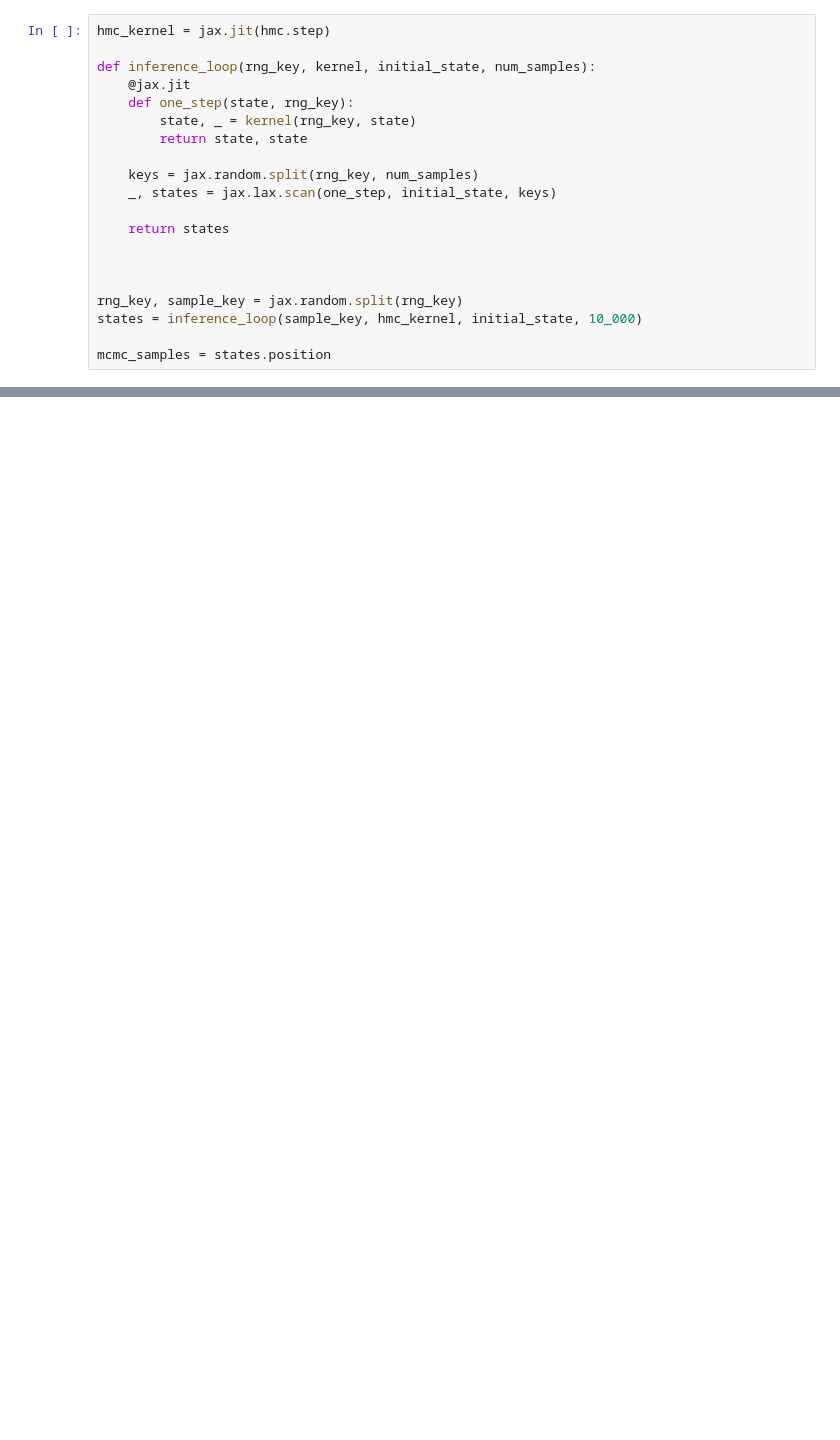
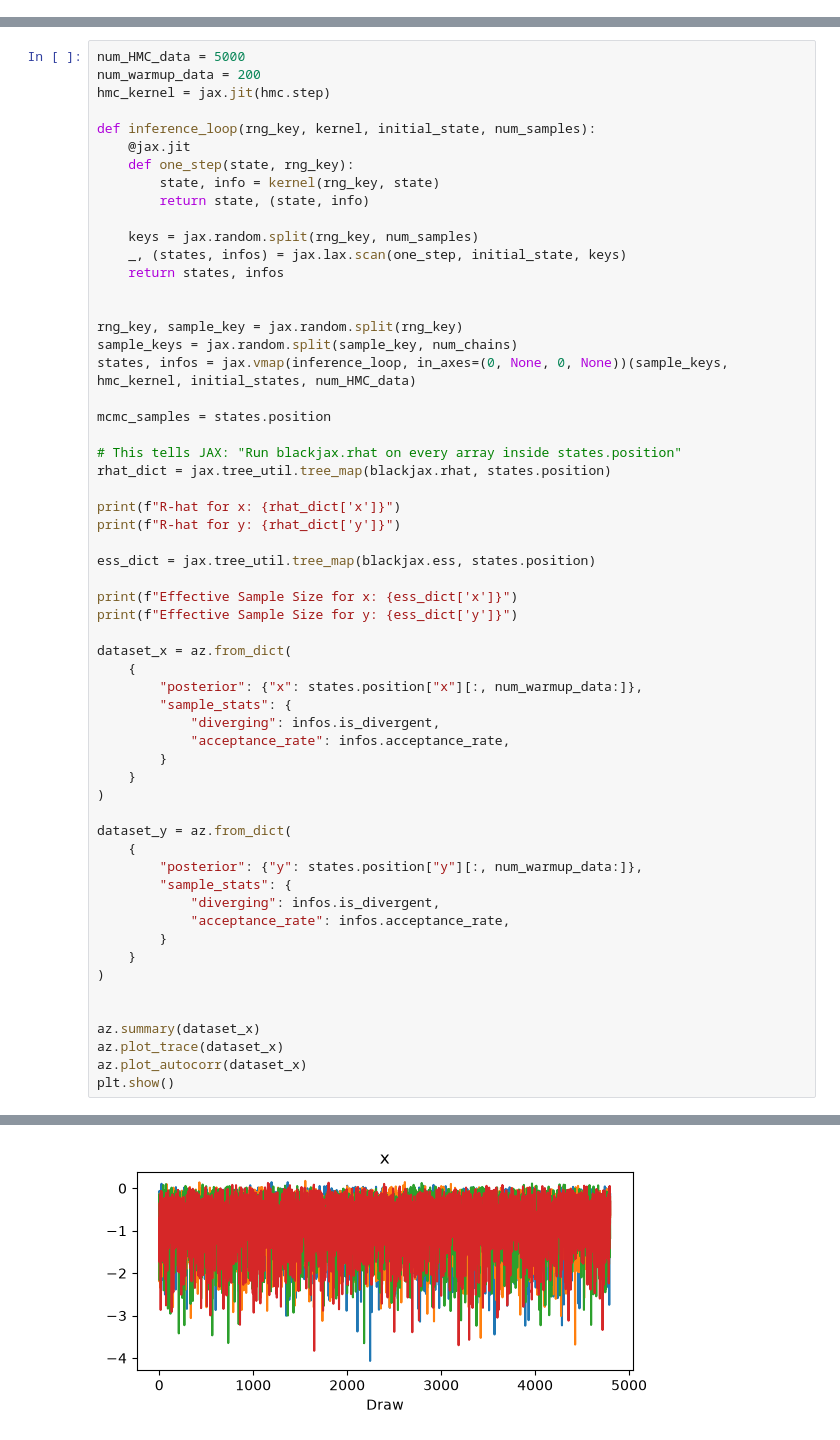
Before and after one commit to dtfrake/hmc-dust, a Jupyter notebook: hmc_exponential_test.ipynb, the cells around one changed output, grey strips where cells are left out. Saved outputs shown, nothing was run; the diff lists cells and outputs as text; blank space fills up the shorter version.

```diff
--- a/hmc_exponential_test.ipynb
+++ b/hmc_exponential_test.ipynb
@@ -36,20 +42,0 @@ HMCState(position={'x': 0.0, 'y': 0.0}, logdensity=Array(-50., dtype=float32), l
-# %%
-hmc_kernel = jax.jit(hmc.step)
-
-def inference_loop(rng_key, kernel, initial_state, num_samples):
-    @jax.jit
-    def one_step(state, rng_key):
-        state, _ = kernel(rng_key, state)
-        return state, state
-
-    keys = jax.random.split(rng_key, num_samples)
-    _, states = jax.lax.scan(one_step, initial_state, keys)
-
-    return states
-
-
-
-rng_key, sample_key = jax.random.split(rng_key)
-states = inference_loop(sample_key, hmc_kernel, initial_state, 10_000)
-
-mcmc_samples = states.position
@@ -78,0 +43,59 @@ plt.show()
+# %%
+num_HMC_data = 5000
+num_warmup_data = 200
+hmc_kernel = jax.jit(hmc.step)
+
+def inference_loop(rng_key, kernel, initial_state, num_samples):
+    @jax.jit
+    def one_step(state, rng_key):
+        state, info = kernel(rng_key, state)
+        return state, (state, info)
+
+    keys = jax.random.split(rng_key, num_samples)
+    _, (states, infos) = jax.lax.scan(one_step, initial_state, keys)
+    return states, infos
+
+
+rng_key, sample_key = jax.random.split(rng_key)
+sample_keys = jax.random.split(sample_key, num_chains)
+states, infos = jax.vmap(inference_loop, in_axes=(0, None, 0, None))(sample_keys, hmc_kernel, initial_states, num_HMC_data)
+
+mcmc_samples = states.position
+
+# This tells JAX: "Run blackjax.rhat on every array inside states.position"
+rhat_dict = jax.tree_util.tree_map(blackjax.rhat, states.position)
+
+print(f"R-hat for x: {rhat_dict['x']}")
+print(f"R-hat for y: {rhat_dict['y']}")
+
+ess_dict = jax.tree_util.tree_map(blackjax.ess, states.position)
+
+print(f"Effective Sample Size for x: {ess_dict['x']}")
+print(f"Effective Sample Size for y: {ess_dict['y']}")
+
+dataset_x = az.from_dict(
+    {
+        "posterior": {"x": states.position["x"][:, num_warmup_data:]},
+        "sample_stats": {
+            "diverging": infos.is_divergent,
+            "acceptance_rate": infos.acceptance_rate,
+        }
+    }
+)
+
+dataset_y = az.from_dict(
+    {
+        "posterior": {"y": states.position["y"][:, num_warmup_data:]},
+        "sample_stats": {
+            "diverging": infos.is_divergent,
+            "acceptance_rate": infos.acceptance_rate,
+        }
+    }
+)
+
+
+az.summary(dataset_x)
+az.plot_trace(dataset_x)
+az.plot_autocorr(dataset_x)
+plt.show()
+# %% [output]
@@ -78,0 +106 @@ plt.show()
+[figure, added]
```
Also changed, not shown: parts of 9 cells of this notebook, 8 other files.
